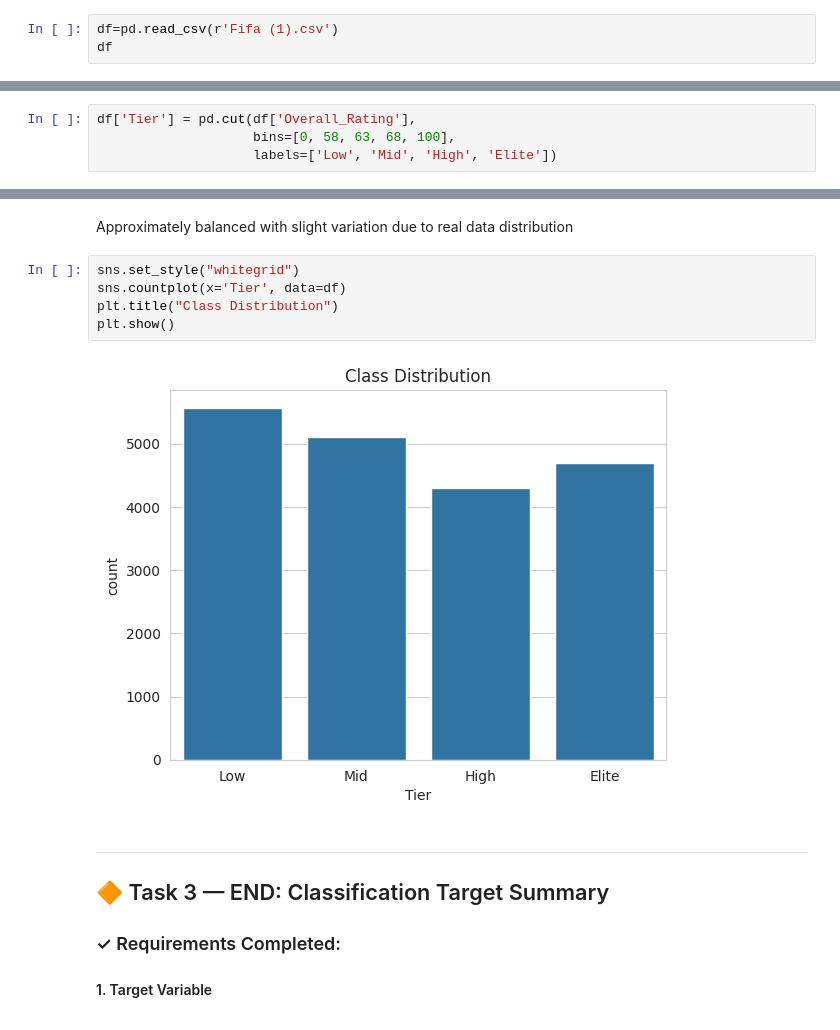
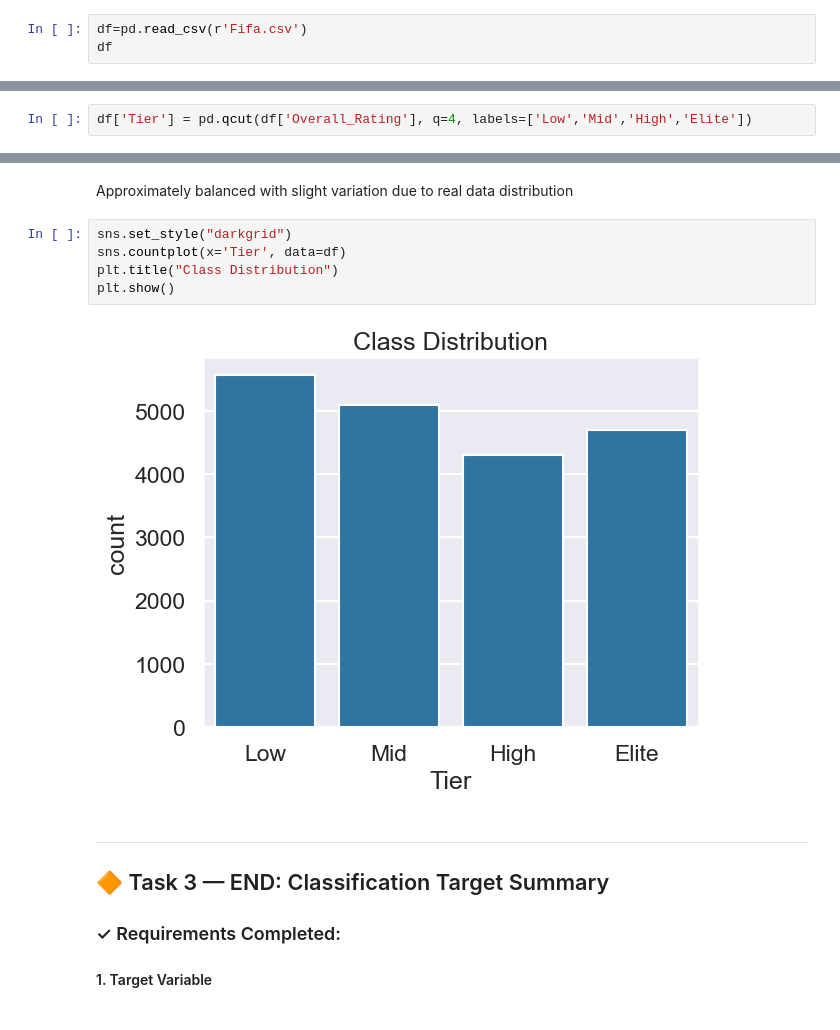
Before and after one commit to HaneenMohamed14/ML, a Jupyter notebook: ML_2_updated_NEW.ipynb, the cells around one changed output, grey strips where cells are left out. Drawn from its saved outputs; the diff is of its cells as text.

```diff
--- a/ML_2_updated_NEW.ipynb
+++ b/ML_2_updated_NEW.ipynb
@@ -17,7 +17,7 @@ from sklearn.metrics import (
     accuracy_score, classification_report, confusion_matrix
 )
 # %%
-df=pd.read_csv(r'Fifa (1).csv')
+df=pd.read_csv(r'Fifa.csv')
 df
 # %% [output]
 |  | Name | Country | Position | Age | Overall_Rating | Future Potential | Team | Value Per M$ | ... |
@@ -225,9 +224,7 @@ We selected **Overall_Rating** as the basis for creating the performance tiers b
 
 It represents the player's overall ability in a single standardized metric, making it a more logical and reliable choice compared to other features such as Total_Stats Score.
 # %%
-df['Tier'] = pd.cut(df['Overall_Rating'],
-                    bins=[0, 58, 63, 68, 100],
-                    labels=['Low', 'Mid', 'High', 'Elite'])
+df['Tier'] = pd.qcut(df['Overall_Rating'], q=4, labels=['Low','Mid','High','Elite'])
 # %% [markdown]
 We used quartiles (25% for each class) to divide the players into performance tiers.
 This approach is data-driven and ensures a balanced distribution across all classes.
@@ -246,12 +242,12 @@ class_target='Tier'
 # %% [markdown]
 Approximately balanced with slight variation due to real data distribution
 # %%
-sns.set_style("whitegrid")
+sns.set_style("darkgrid")
 sns.countplot(x='Tier', data=df)
 plt.title("Class Distribution")
 plt.show()
 # %% [output]
-[figure, old version]
+[figure, new version]
 # %% [markdown]
 ---
 ## 🔶 Task 3 — END: Classification Target Summary
```
Also changed, not shown: parts of 41 cells of this notebook, 2 other files.
